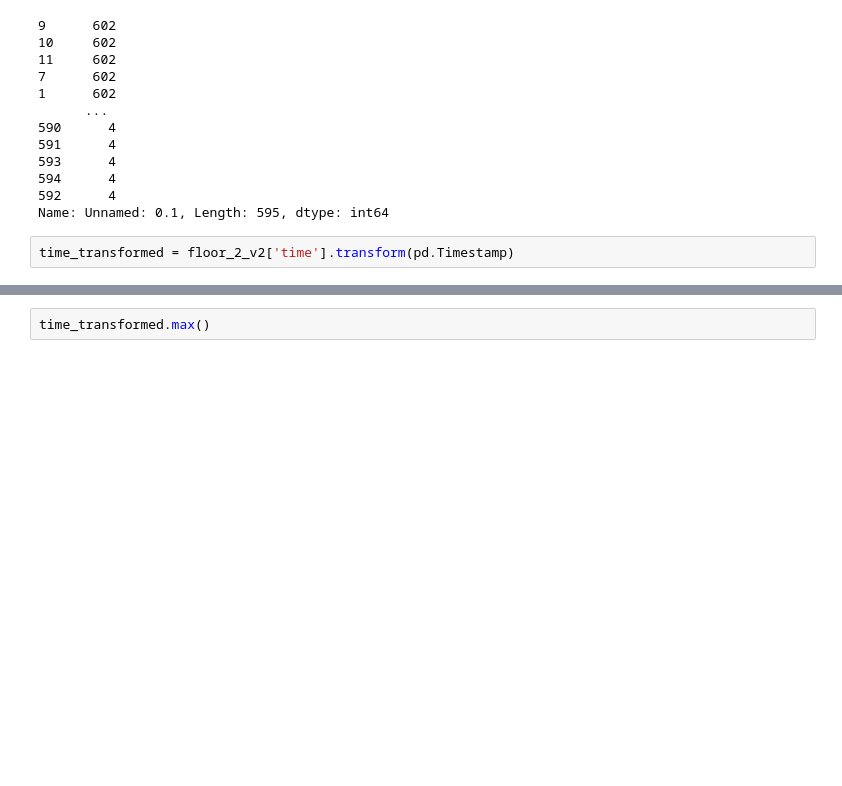
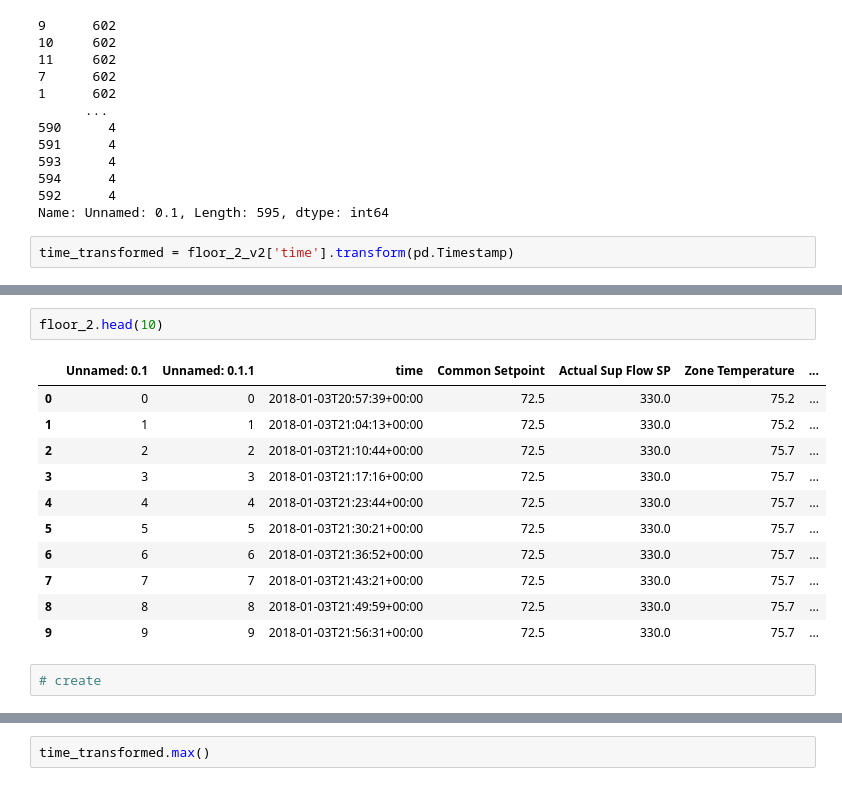
Before and after one commit to ESR76/Capstone-Brick-Modeling, a Jupyter notebook: notebooks/esperanza_development_new.ipynb, the cells around one changed output, grey strips where cells are left out. Cells and saved outputs as stored; diff of their text form; blank space fills up the shorter version.

```diff
--- a/notebooks/esperanza_development_new.ipynb
+++ b/notebooks/esperanza_development_new.ipynb
@@ -209,0 +235,16 @@ time_transformed = floor_2_v2['time'].transform(pd.Timestamp)
+# %%
+floor_2.head(10)
+# %% [output]
+|  | Unnamed: 0.1 | Unnamed: 0.1.1 | time | Common Setpoint | Actual Sup Flow SP | Zone Temperature | ... |
+| 0 | 0 | 0 | 2018-01-03T20:57:39+00:00 | 72.5 | 330.0 | 75.2 | ... |
+| 1 | 1 | 1 | 2018-01-03T21:04:13+00:00 | 72.5 | 330.0 | 75.2 | ... |
+| 2 | 2 | 2 | 2018-01-03T21:10:44+00:00 | 72.5 | 330.0 | 75.7 | ... |
+| 3 | 3 | 3 | 2018-01-03T21:17:16+00:00 | 72.5 | 330.0 | 75.7 | ... |
+| 4 | 4 | 4 | 2018-01-03T21:23:44+00:00 | 72.5 | 330.0 | 75.7 | ... |
+| 5 | 5 | 5 | 2018-01-03T21:30:21+00:00 | 72.5 | 330.0 | 75.7 | ... |
+| 6 | 6 | 6 | 2018-01-03T21:36:52+00:00 | 72.5 | 330.0 | 75.7 | ... |
+| 7 | 7 | 7 | 2018-01-03T21:43:21+00:00 | 72.5 | 330.0 | 75.7 | ... |
+| 8 | 8 | 8 | 2018-01-03T21:49:59+00:00 | 72.5 | 330.0 | 75.7 | ... |
+| 9 | 9 | 9 | 2018-01-03T21:56:31+00:00 | 72.5 | 330.0 | 75.7 | ... |
+# %%
+# create
```
Also changed, not shown: parts of 8 cells of this notebook.
